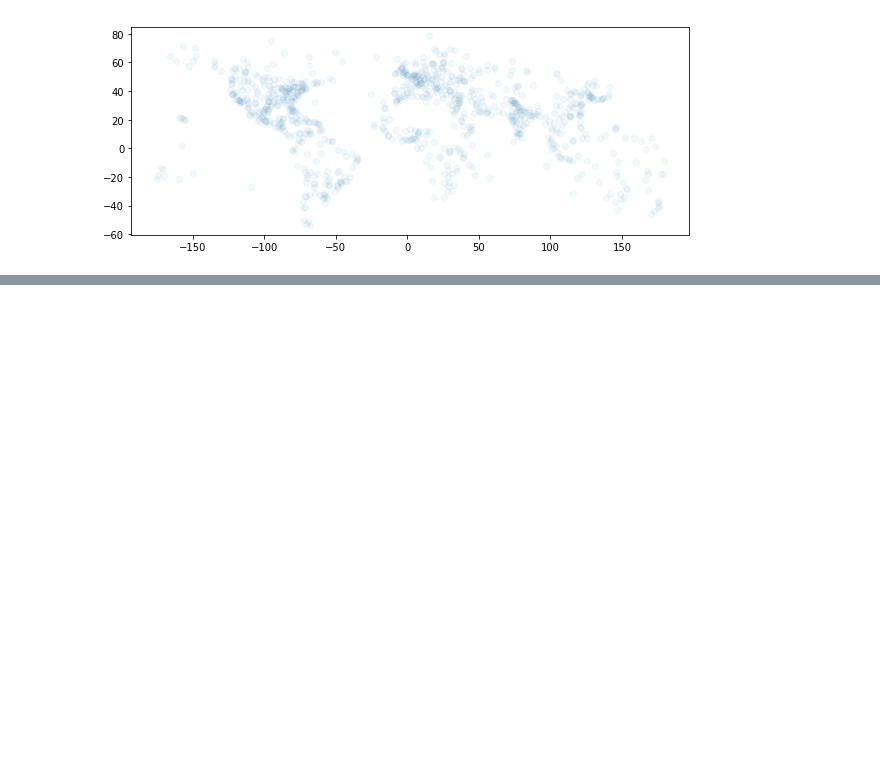
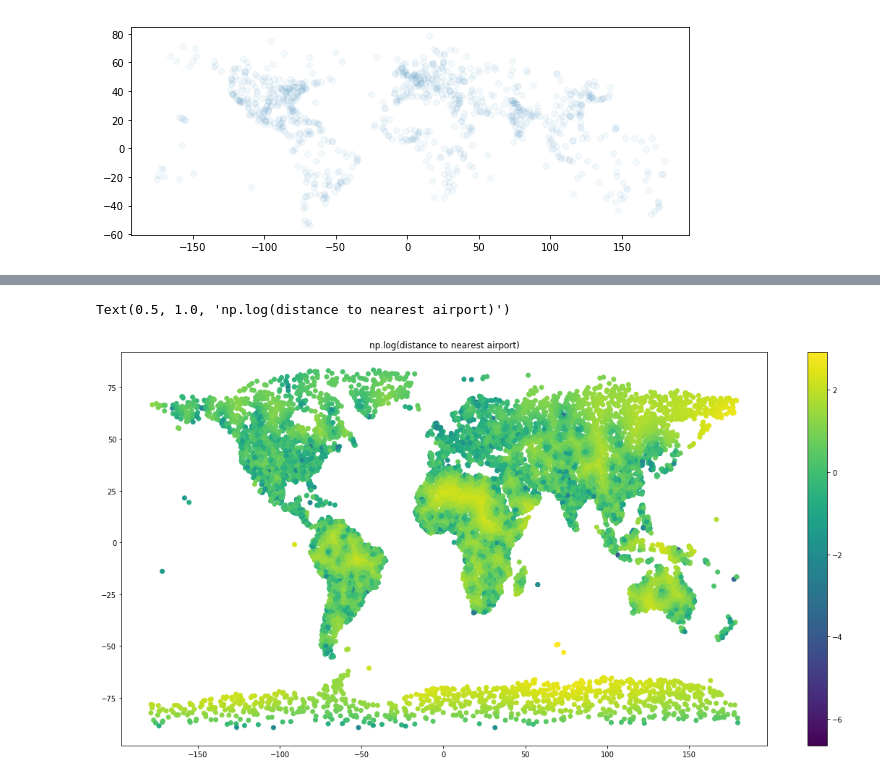
Before and after one commit to thiesgehrmann/JuSiPy_Asser, a Jupyter notebook: 1_pipeline_features.ipynb, the cells around one changed output, grey strips where cells are left out. Drawn from its saved outputs; the diff is of its cells as text; code cells hidden in the pictures; blank space fills up the shorter version.

```diff
--- a/1_pipeline_features.ipynb
+++ b/1_pipeline_features.ipynb
@@ -158,0 +180,8 @@ A_latlong.datasets[0]._loaded['airport']._DF.plot(figsize=(10,5), alpha=0.05)
+# %%
+plt.figure(figsize=(20,10))
+plt.scatter(all_points.long, all_points.lat, c=np.log(latlong_features.nearest_airport))
+plt.colorbar()
+plt.title('np.log(distance to nearest airport)')
+# %% [output]
+Text(0.5, 1.0, 'np.log(distance to nearest airport)')
+[figure, added]
```
Also changed, not shown: parts of 2 cells of this notebook, 1 other file.
